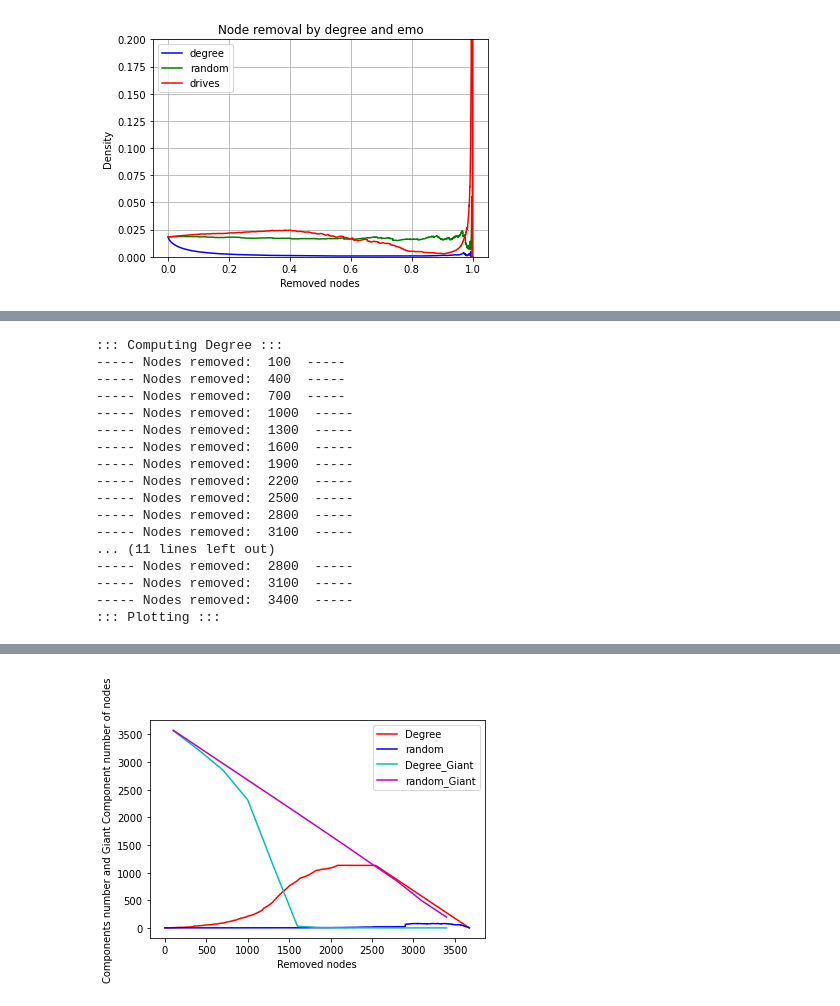
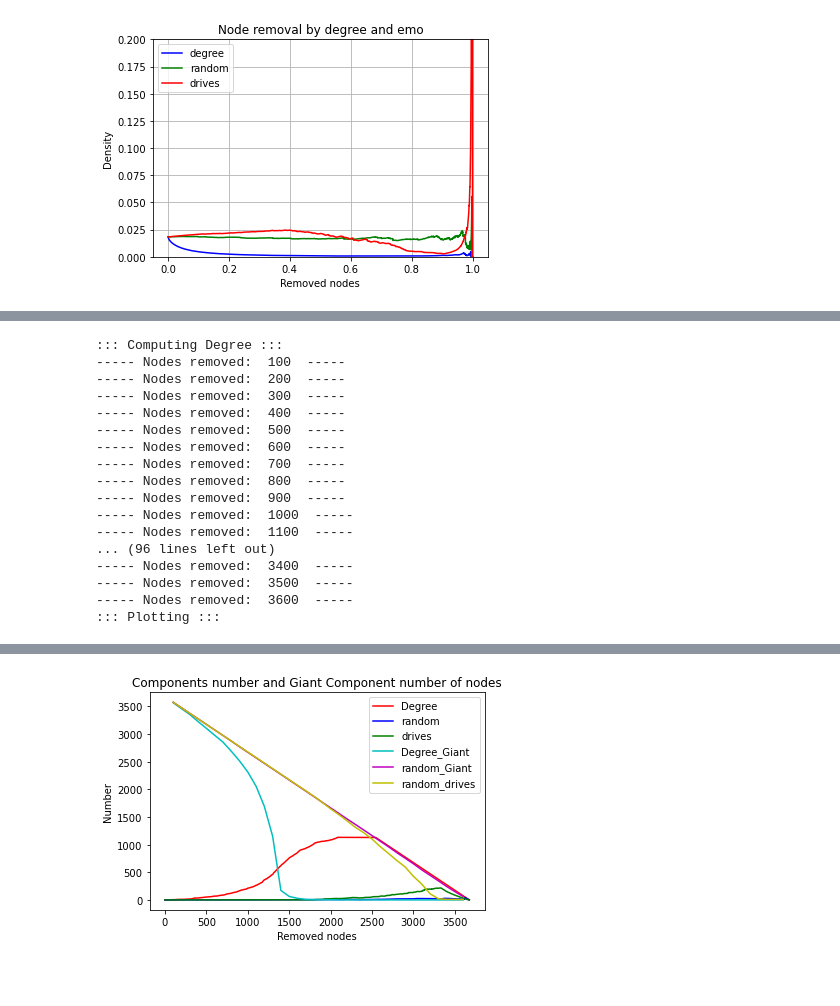
Before and after one commit to silviapoletti/Covid19-related-tweets-Network-Analysis, a Jupyter notebook: src/Robustness.ipynb, the cells around one changed output, grey strips where cells are left out. Saved outputs shown, nothing was run; the diff lists cells and outputs as text; code cells hidden in the pictures; blank space fills up the shorter version.

Commit message:
robustness Liwk

```diff
--- a/src/Robustness.ipynb
+++ b/src/Robustness.ipynb
@@ -326,7 +322,7 @@ def get_B_mw(df,emo_str):
     m_w_ord =dict(sorted(m_w_.to_dict().items(), key=lambda item: item[1],reverse  = True))
     return m_w_ord
 #take edges
-emo="drives"
+emo="negemo"
 mw_c1 = get_B_mw(china1L,emo)
 mw_c2 = get_B_mw(china2L,emo)
 mw_c3 = get_B_mw(china3L,emo)
@@ -342,0 +414,30 @@ nx.set_node_attributes(A3, mw_a3,name = emo)
+# %%
+emo="focuspast"
+mw_c1p = get_B_mw(china1L,emo)
+mw_c2p= get_B_mw(china2L,emo)
+mw_c3p = get_B_mw(china3L,emo)
+mw_a1p = get_B_mw(america1L,emo)
+mw_a2p = get_B_mw(america2L,emo)
+mw_a3p= get_B_mw(america3L,emo)
+
+nx.set_node_attributes(C1, mw_c1p,name = emo)
+nx.set_node_attributes(C2, mw_c2p,name = emo)
+nx.set_node_attributes(C3, mw_c3p,name = emo)
+nx.set_node_attributes(A1, mw_a1p,name = emo)
+nx.set_node_attributes(A2, mw_a2p,name = emo)
+nx.set_node_attributes(A3, mw_a3p,name = emo)
+# %%
+emo="focuspresent"
+mw_c1p = get_B_mw(china1L,emo)
+mw_c2p= get_B_mw(china2L,emo)
+mw_c3p = get_B_mw(china3L,emo)
+mw_a1p = get_B_mw(america1L,emo)
+mw_a2p = get_B_mw(america2L,emo)
+mw_a3p= get_B_mw(america3L,emo)
+
+nx.set_node_attributes(C1, mw_c1p,name = emo)
+nx.set_node_attributes(C2, mw_c2p,name = emo)
+nx.set_node_attributes(C3, mw_c3p,name = emo)
+nx.set_node_attributes(A1, mw_a1p,name = emo)
+nx.set_node_attributes(A2, mw_a2p,name = emo)
+nx.set_node_attributes(A3, mw_a3p,name = emo)
@@ -430,5 +532,5 @@ def node_removal_tot(G, emo,degree_order=True):
 # %%
-y_e,x_e,y_d,x_d,y_r,x_r = node_removal_tot(A1, emo,True)
+#y_e,x_e,y_d,x_d,y_r,x_r = node_removal_tot(A1, emo,True)
 # %% [output]
 Removing  0 / 3418
 Removing  1000 / 3418
@@ -969,20 +1595,20 @@ graph_robustness_random_dg(A1,diametersOn = False)
 # %%
-graph_robustness_random_dg(C1,diametersOn = False)
+graph_robustness_random_emo(C1,emo)
 # %% [output]
 ::: Computing Degree :::
 ----- Nodes removed:  100  -----
+----- Nodes removed:  200  -----
+----- Nodes removed:  300  -----
 ----- Nodes removed:  400  -----
+----- Nodes removed:  500  -----
+----- Nodes removed:  600  -----
 ----- Nodes removed:  700  -----
+----- Nodes removed:  800  -----
+----- Nodes removed:  900  -----
 ----- Nodes removed:  1000  -----
------ Nodes removed:  1300  -----
------ Nodes removed:  1600  -----
------ Nodes removed:  1900  -----
------ Nodes removed:  2200  -----
------ Nodes removed:  2500  -----
------ Nodes removed:  2800  -----
------ Nodes removed:  3100  -----
-... (11 lines left out)
------ Nodes removed:  2800  -----
------ Nodes removed:  3100  -----
+----- Nodes removed:  1100  -----
+... (96 lines left out)
 ----- Nodes removed:  3400  -----
+----- Nodes removed:  3500  -----
+----- Nodes removed:  3600  -----
 ::: Plotting :::
@@ -991,2 +1617,2 @@ graph_robustness_random_dg(C1,diametersOn = False)
-[figure, old version]
+[figure, new version]
 # %%
```
Also changed, not shown: parts of 54 cells of this notebook.
